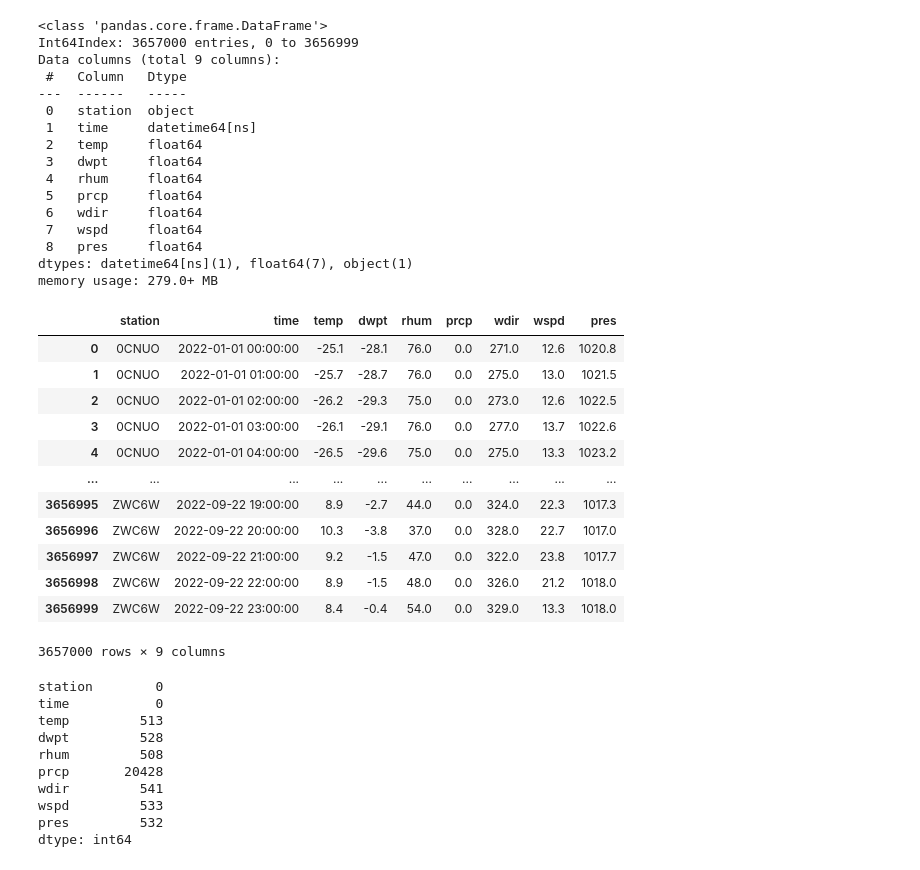
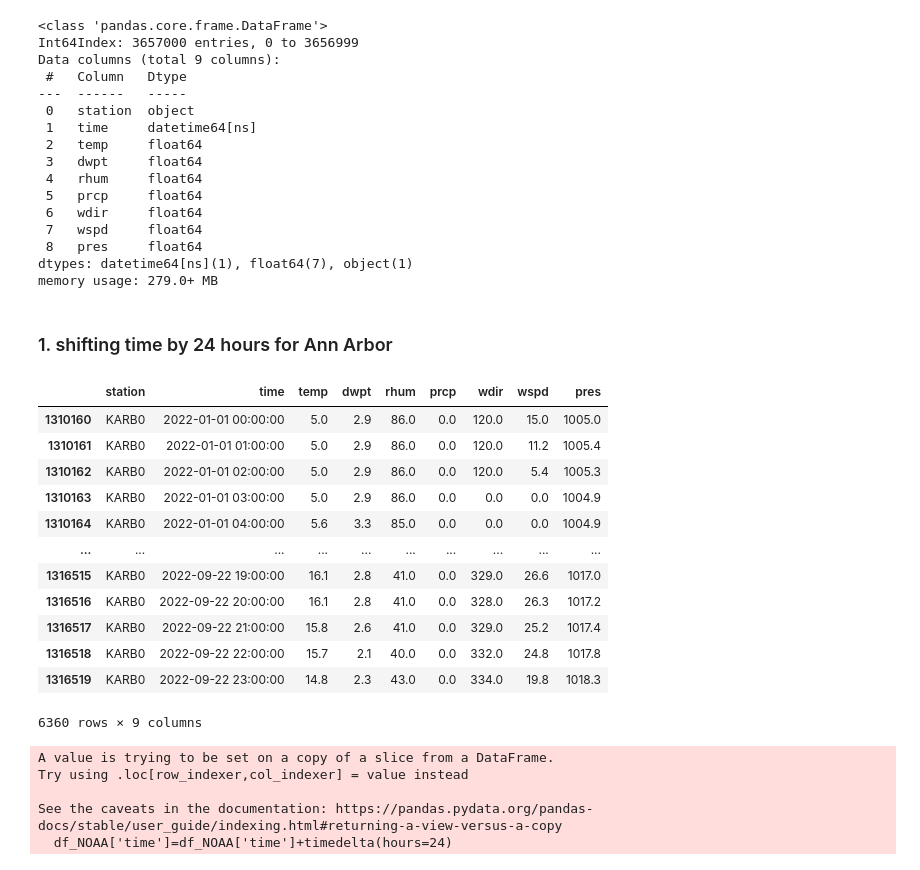
Before and after one commit to Pkeet99/Weatherman, a Jupyter notebook: supervised_models/Clustering.ipynb, the cells around one changed output. Drawn from its saved outputs; the diff is of its cells as text; code cells hidden in the pictures.

```diff
--- a/supervised_models/Clustering.ipynb
+++ b/supervised_models/Clustering.ipynb
@@ -26,32 +31,23 @@ Data columns (total 9 columns):
  8   pres     float64
 dtypes: datetime64[ns](1), float64(7), object(1)
 memory usage: 279.0+ MB
+# %% [markdown]
+### 1. shifting time by 24 hours for Ann Arbor
 # %%
-df
+df_AA=df[df['station']=="KARB0"]
-# %% [output]
-|  | station | time | temp | dwpt | rhum | prcp | wdir | wspd | pres |
-| 0 | 0CNUO | 2022-01-01 00:00:00 | -25.1 | -28.1 | 76.0 | 0.0 | 271.0 | 12.6 | 1020.8 |
-| 1 | 0CNUO | 2022-01-01 01:00:00 | -25.7 | -28.7 | 76.0 | 0.0 | 275.0 | 13.0 | 1021.5 |
-| 2 | 0CNUO | 2022-01-01 02:00:00 | -26.2 | -29.3 | 75.0 | 0.0 | 273.0 | 12.6 | 1022.5 |
-| 3 | 0CNUO | 2022-01-01 03:00:00 | -26.1 | -29.1 | 76.0 | 0.0 | 277.0 | 13.7 | 1022.6 |
-| 4 | 0CNUO | 2022-01-01 04:00:00 | -26.5 | -29.6 | 75.0 | 0.0 | 275.0 | 13.3 | 1023.2 |
-| ... | ... | ... | ... | ... | ... | ... | ... | ... | ... |
-| 3656995 | ZWC6W | 2022-09-22 19:00:00 | 8.9 | -2.7 | 44.0 | 0.0 | 324.0 | 22.3 | 1017.3 |
-| 3656996 | ZWC6W | 2022-09-22 20:00:00 | 10.3 | -3.8 | 37.0 | 0.0 | 328.0 | 22.7 | 1017.0 |
-| 3656997 | ZWC6W | 2022-09-22 21:00:00 | 9.2 | -1.5 | 47.0 | 0.0 | 322.0 | 23.8 | 1017.7 |
-| 3656998 | ZWC6W | 2022-09-22 22:00:00 | 8.9 | -1.5 | 48.0 | 0.0 | 326.0 | 21.2 | 1018.0 |
-| 3656999 | ZWC6W | 2022-09-22 23:00:00 | 8.4 | -0.4 | 54.0 | 0.0 | 329.0 | 13.3 | 1018.0 |
-3657000 rows × 9 columns
 # %%
-df.isna().sum()
+df_AA
 # %% [output]
+|  | station | time | temp | dwpt | rhum | prcp | wdir | wspd | pres |
+| 1310160 | KARB0 | 2022-01-01 00:00:00 | 5.0 | 2.9 | 86.0 | 0.0 | 120.0 | 15.0 | 1005.0 |
+| 1310161 | KARB0 | 2022-01-01 01:00:00 | 5.0 | 2.9 | 86.0 | 0.0 | 120.0 | 11.2 | 1005.4 |
+| 1310162 | KARB0 | 2022-01-01 02:00:00 | 5.0 | 2.9 | 86.0 | 0.0 | 120.0 | 5.4 | 1005.3 |
+| 1310163 | KARB0 | 2022-01-01 03:00:00 | 5.0 | 2.9 | 86.0 | 0.0 | 0.0 | 0.0 | 1004.9 |
+| 1310164 | KARB0 | 2022-01-01 04:00:00 | 5.6 | 3.3 | 85.0 | 0.0 | 0.0 | 0.0 | 1004.9 |
+| ... | ... | ... | ... | ... | ... | ... | ... | ... | ... |
+| 1316515 | KARB0 | 2022-09-22 19:00:00 | 16.1 | 2.8 | 41.0 | 0.0 | 329.0 | 26.6 | 1017.0 |
+| 1316516 | KARB0 | 2022-09-22 20:00:00 | 16.1 | 2.8 | 41.0 | 0.0 | 328.0 | 26.3 | 1017.2 |
+| 1316517 | KARB0 | 2022-09-22 21:00:00 | 15.8 | 2.6 | 41.0 | 0.0 | 329.0 | 25.2 | 1017.4 |
+| 1316518 | KARB0 | 2022-09-22 22:00:00 | 15.7 | 2.1 | 40.0 | 0.0 | 332.0 | 24.8 | 1017.8 |
+| 1316519 | KARB0 | 2022-09-22 23:00:00 | 14.8 | 2.3 | 43.0 | 0.0 | 334.0 | 19.8 | 1018.3 |
-station        0
-time           0
-temp         513
-dwpt         528
-rhum         508
-prcp       20428
-wdir         541
-wspd         533
-pres         532
-dtype: int64
+6360 rows × 9 columns
@@ -57,0 +56,8 @@ dtype: int64
+# %%
+df_NOAA['time']=df_NOAA['time']+timedelta(hours=24)
+# %% [output]
+A value is trying to be set on a copy of a slice from a DataFrame.
+Try using .loc[row_indexer,col_indexer] = value instead
+
+See the caveats in the documentation: https://pandas.pydata.org/pandas-docs/stable/user_guide/indexing.html#returning-a-view-versus-a-copy
+  df_NOAA['time']=df_NOAA['time']+timedelta(hours=24)
```
Also changed, not shown: parts of 16 cells of this notebook, 1 other file.
